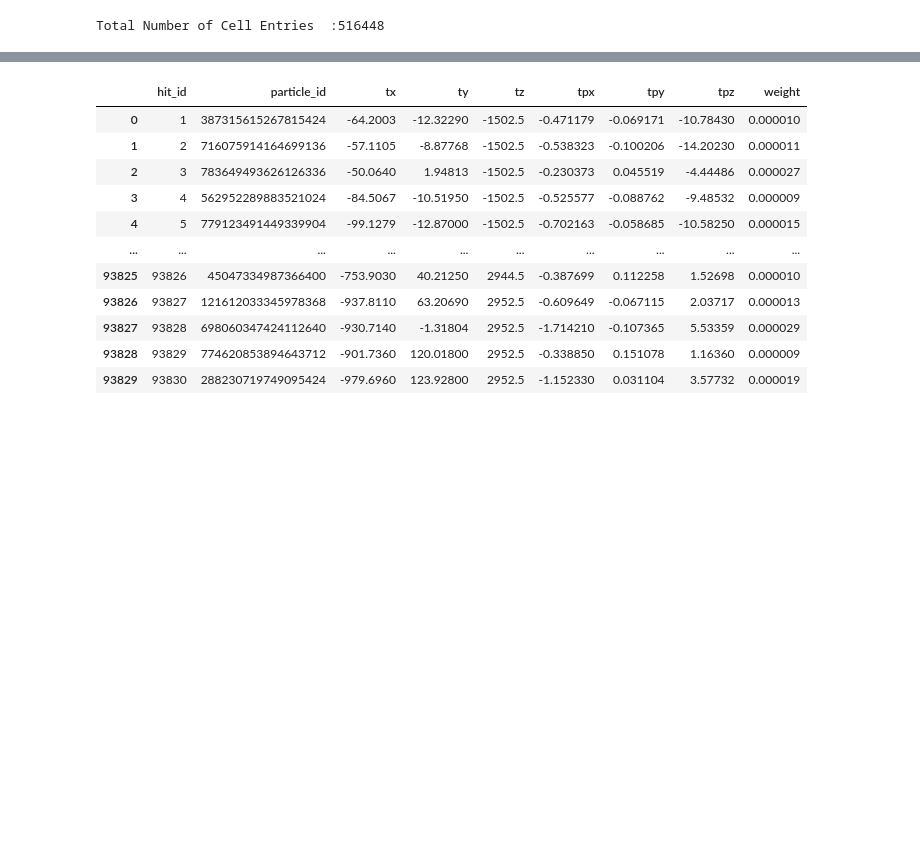
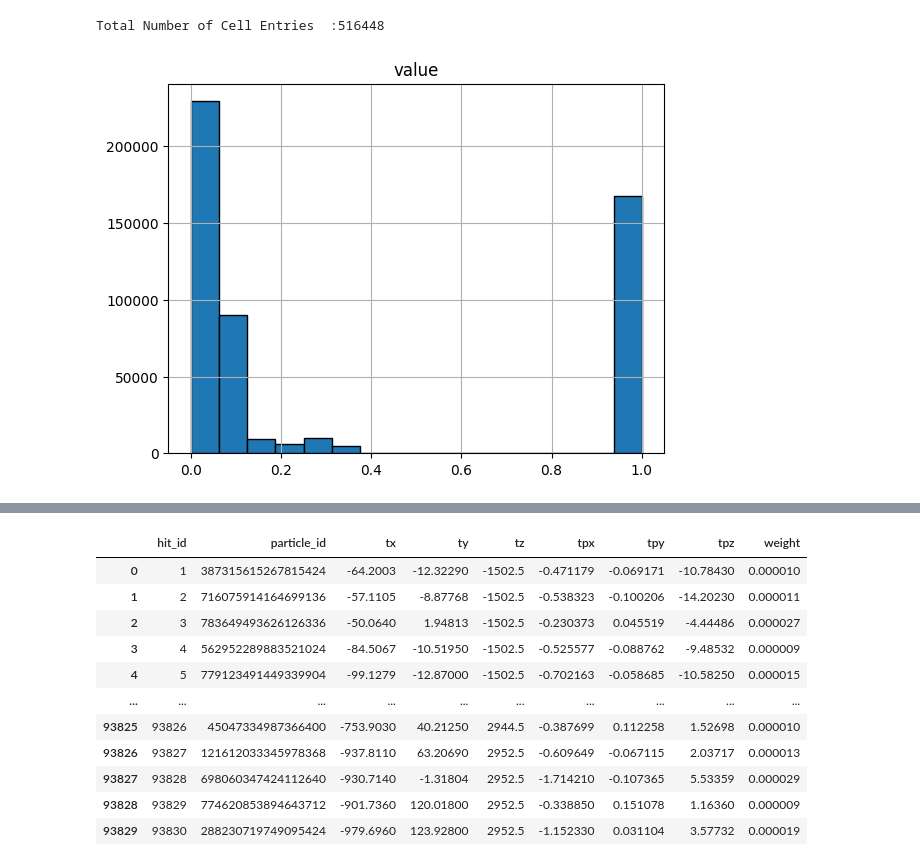
Before and after one commit to Ashmit0/TrackML-Particle-Tracking, a Jupyter notebook: Notebooks/EDA.ipynb, the cells around one changed output, grey strips where cells are left out. Drawn from its saved outputs; the diff is of its cells as text; code cells hidden in the pictures; blank space fills up the shorter version.

Commit message:
Added Extensive Histograms

```diff
--- a/Notebooks/EDA.ipynb
+++ b/Notebooks/EDA.ipynb
@@ -124,3 +124,7 @@ print( "{:<30s}:{:<10d}".format('Total Number of Cell Entries' ,cells.shape[0])
 | 516447 | 93830 | 1118 | 11 | 1.000000 |
 516448 rows × 4 columns
 Total Number of Cell Entries  :516448
+# %%
+cells.hist( 'value' , bins = 16 , edgecolor = 'k');
+# %% [output]
+[figure, added]
```
Also changed, not shown: parts of 19 cells of this notebook.
